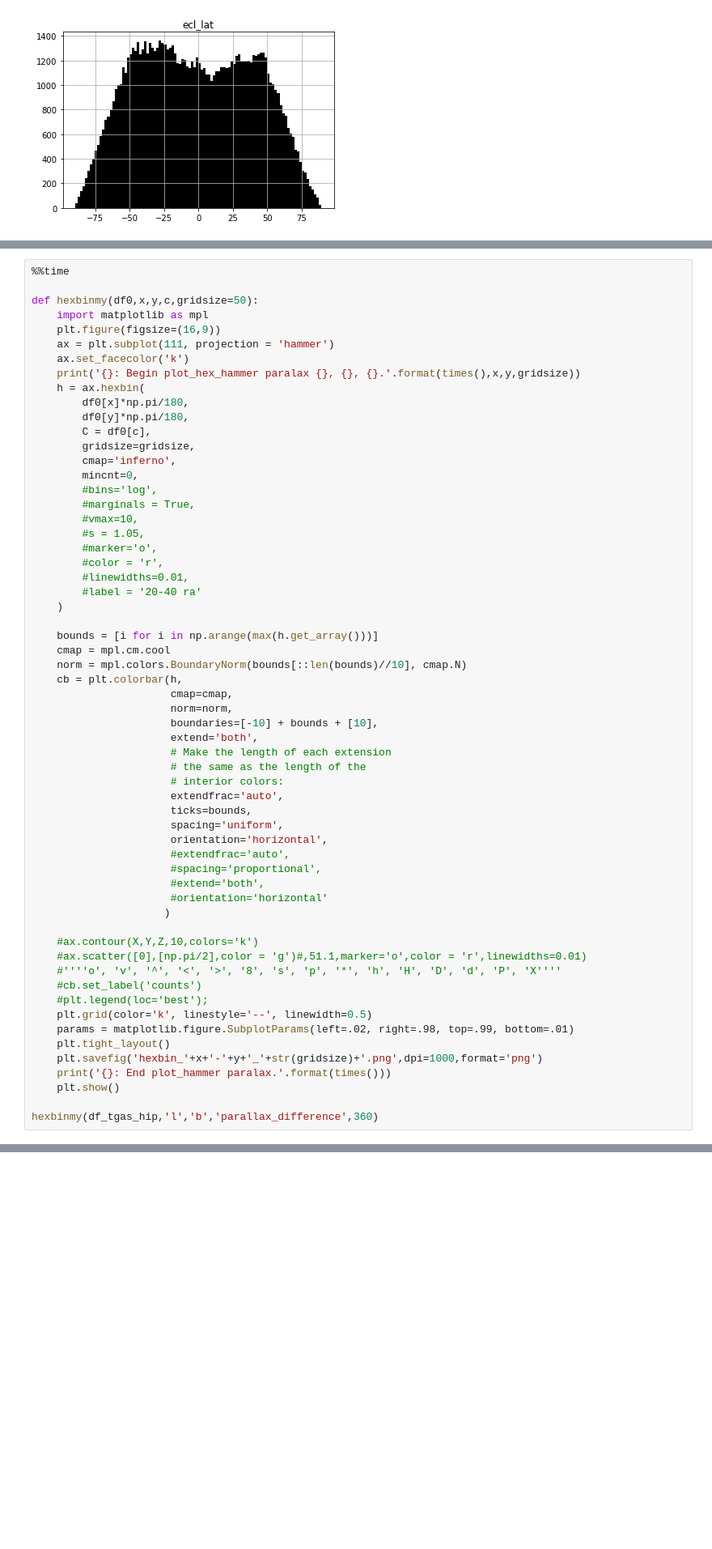
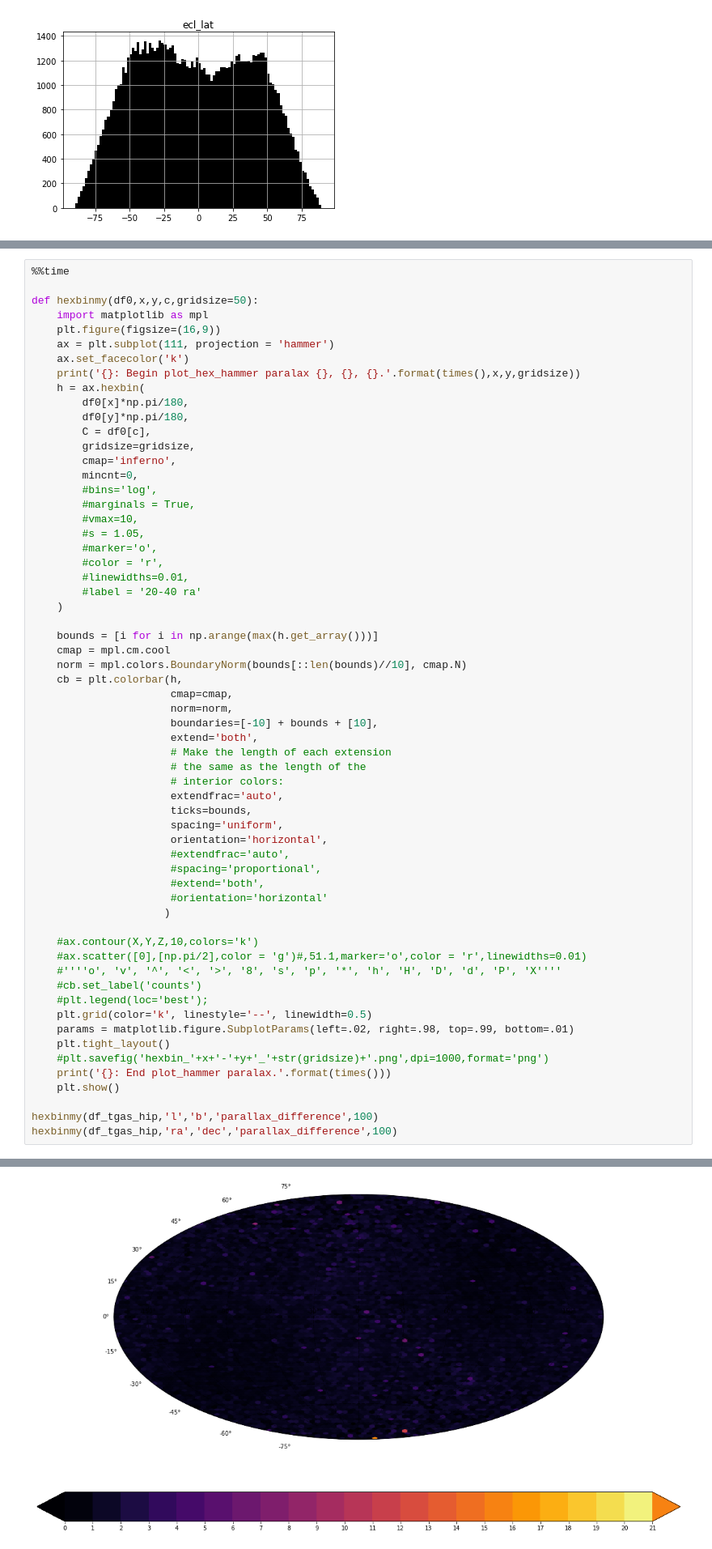
Before and after one commit to paantya/gaialib, a Jupyter notebook: k2018.ipynb, the cells around one changed output, grey strips where cells are left out. Shown at 81% size. Cells and saved outputs as stored; diff of their text form; blank space fills up the shorter version.

```diff
--- a/k2018.ipynb
+++ b/k2018.ipynb
@@ -398,9 +398,10 @@ def hexbinmy(df0,x,y,c,gridsize=50):
     plt.grid(color='k', linestyle='--', linewidth=0.5)
     params = matplotlib.figure.SubplotParams(left=.02, right=.98, top=.99, bottom=.01)
     plt.tight_layout()
-    plt.savefig('hexbin_'+x+'-'+y+'_'+str(gridsize)+'.png',dpi=1000,format='png')
+    #plt.savefig('hexbin_'+x+'-'+y+'_'+str(gridsize)+'.png',dpi=1000,format='png')
     print('{}: End plot_hammer paralax.'.format(times()))
     plt.show()
 
-hexbinmy(df_tgas_hip,'l','b','parallax_difference',360)
+hexbinmy(df_tgas_hip,'l','b','parallax_difference',100)
+hexbinmy(df_tgas_hip,'ra','dec','parallax_difference',100)
 # %% [output]
@@ -407,0 +410 @@ hexbinmy(df_tgas_hip,'l','b','parallax_difference',360)
+[figure, new version]
```
Also changed, not shown: parts of 7 cells of this notebook.
